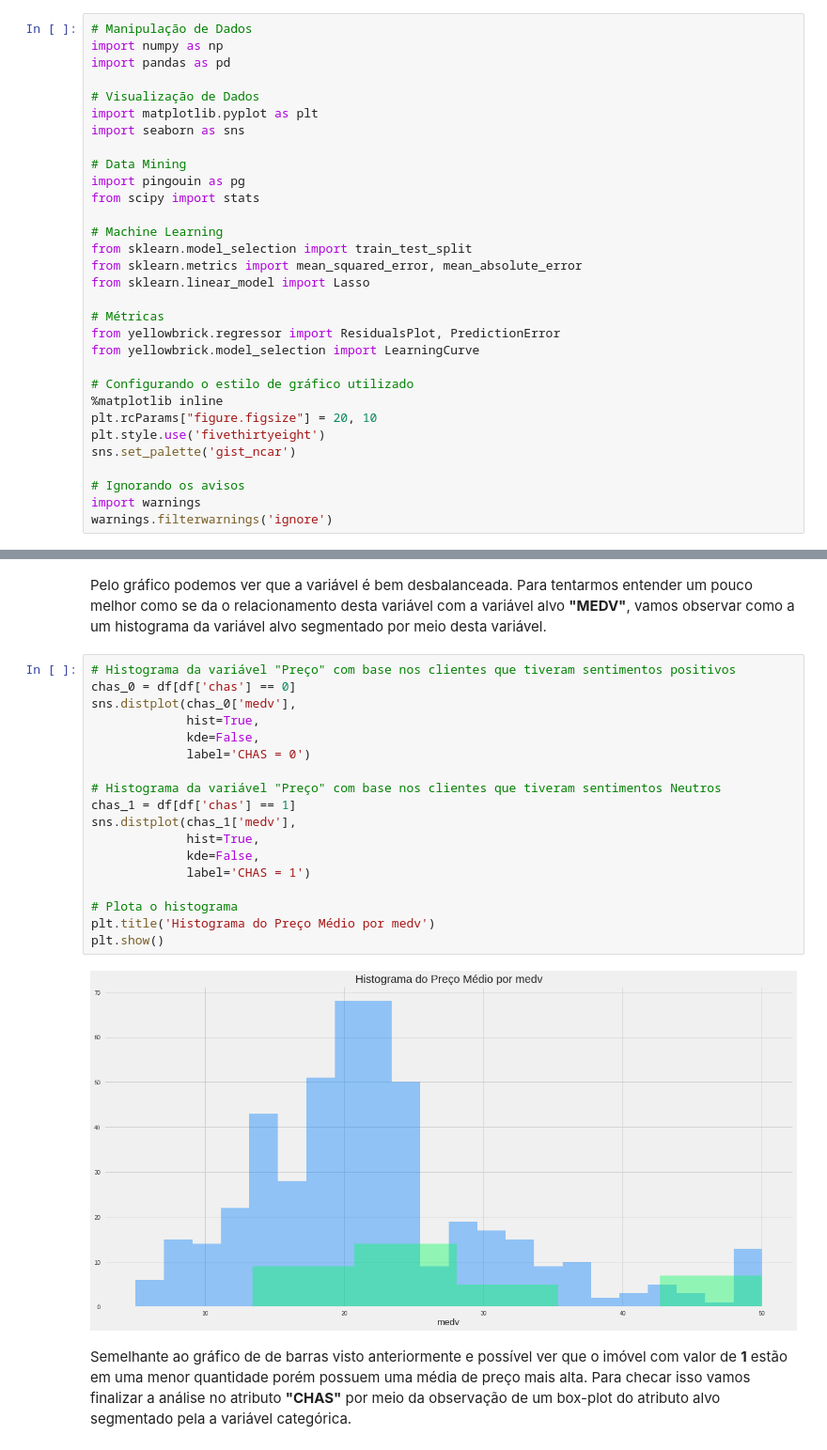
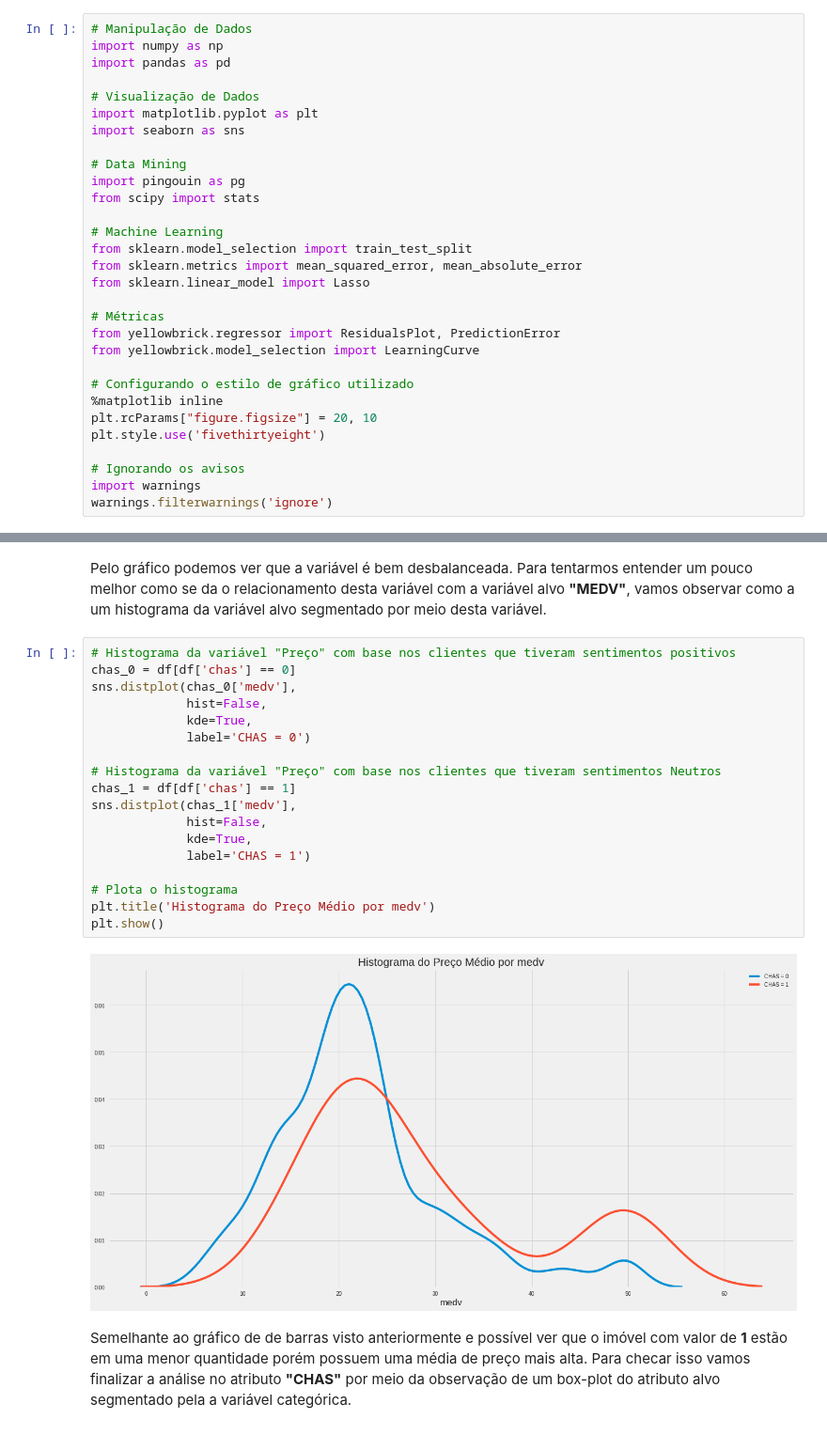
Before and after one commit to bobcastaldeli/LASSO-Regression, a Jupyter notebook: LassoRegression.ipynb, the cells around one changed output, grey strips where cells are left out. Shown at 94% size. Saved outputs shown, nothing was run; the diff lists cells and outputs as text.

```diff
--- a/LassoRegression.ipynb
+++ b/LassoRegression.ipynb
@@ -47,7 +47,6 @@ from yellowbrick.model_selection import LearningCurve
 %matplotlib inline
 plt.rcParams["figure.figsize"] = 20, 10
 plt.style.use('fivethirtyeight')
-sns.set_palette('gist_ncar')
 
 # Ignorando os avisos
 import warnings
@@ -174,23 +176,23 @@ Pelo gráfico podemos ver que a variável é bem desbalanceada. Para tentarmos e
 # %%
 # Histograma da variável "Preço" com base nos clientes que tiveram sentimentos positivos
 chas_0 = df[df['chas'] == 0]
 sns.distplot(chas_0['medv'],
-             hist=True,
-             kde=False,
+             hist=False,
+             kde=True,
              label='CHAS = 0')
 
 # Histograma da variável "Preço" com base nos clientes que tiveram sentimentos Neutros
 chas_1 = df[df['chas'] == 1]
 sns.distplot(chas_1['medv'],
-             hist=True,
-             kde=False,
+             hist=False,
+             kde=True,
              label='CHAS = 1')
 
 # Plota o histograma
 plt.title('Histograma do Preço Médio por medv')
 plt.show()
 # %% [output]
-[figure, old version]
+[figure, new version]
 # %% [markdown]
 Semelhante ao gráfico de de barras visto anteriormente e possível ver que o imóvel com valor de **1** estão em uma menor quantidade porém possuem uma média de preço mais alta. Para checar isso vamos finalizar a análise no atributo **"CHAS"** por meio da observação de um box-plot do atributo alvo segmentado pela a variável categórica.
 # %%
```
Also changed, not shown: parts of 4 cells of this notebook.
